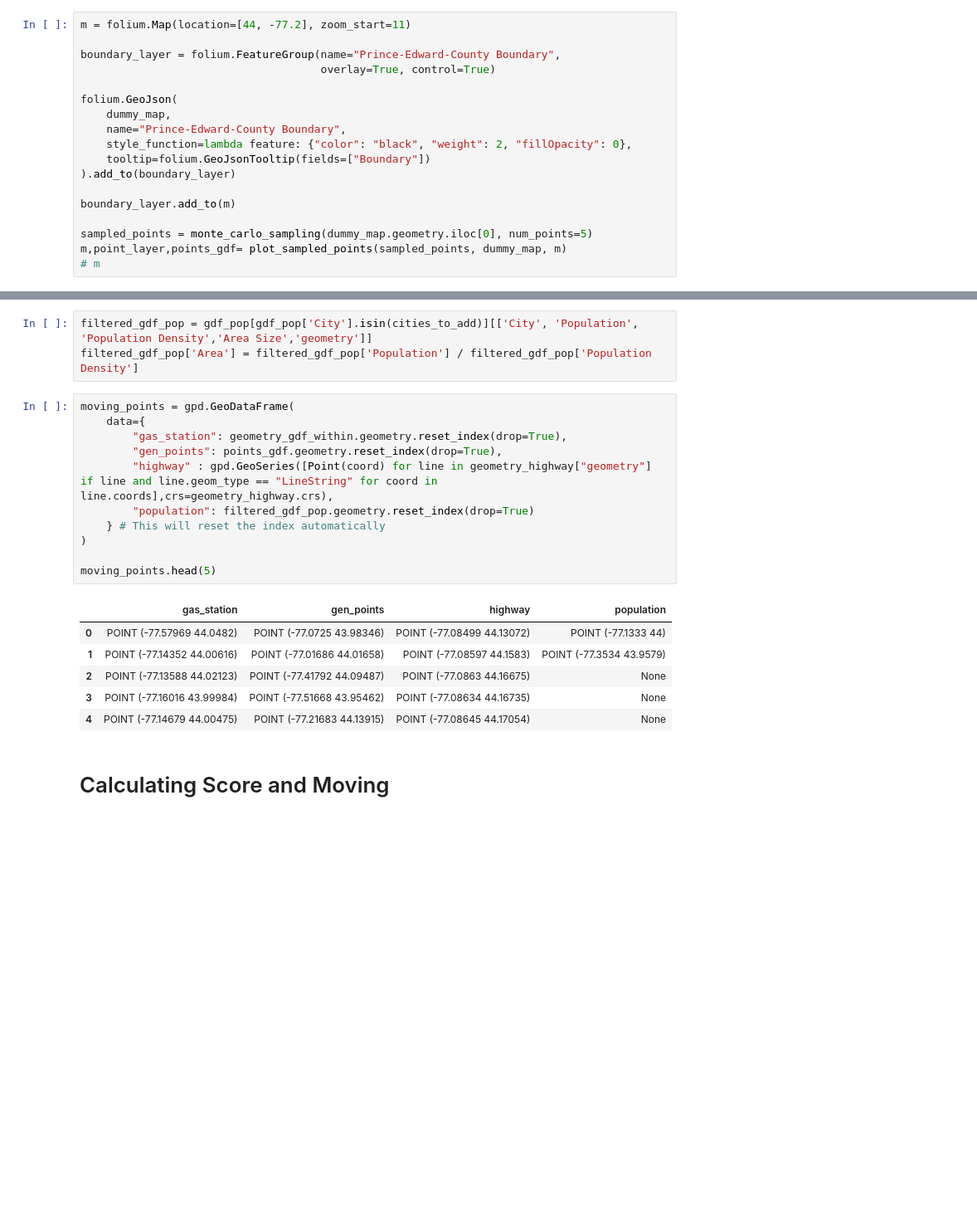
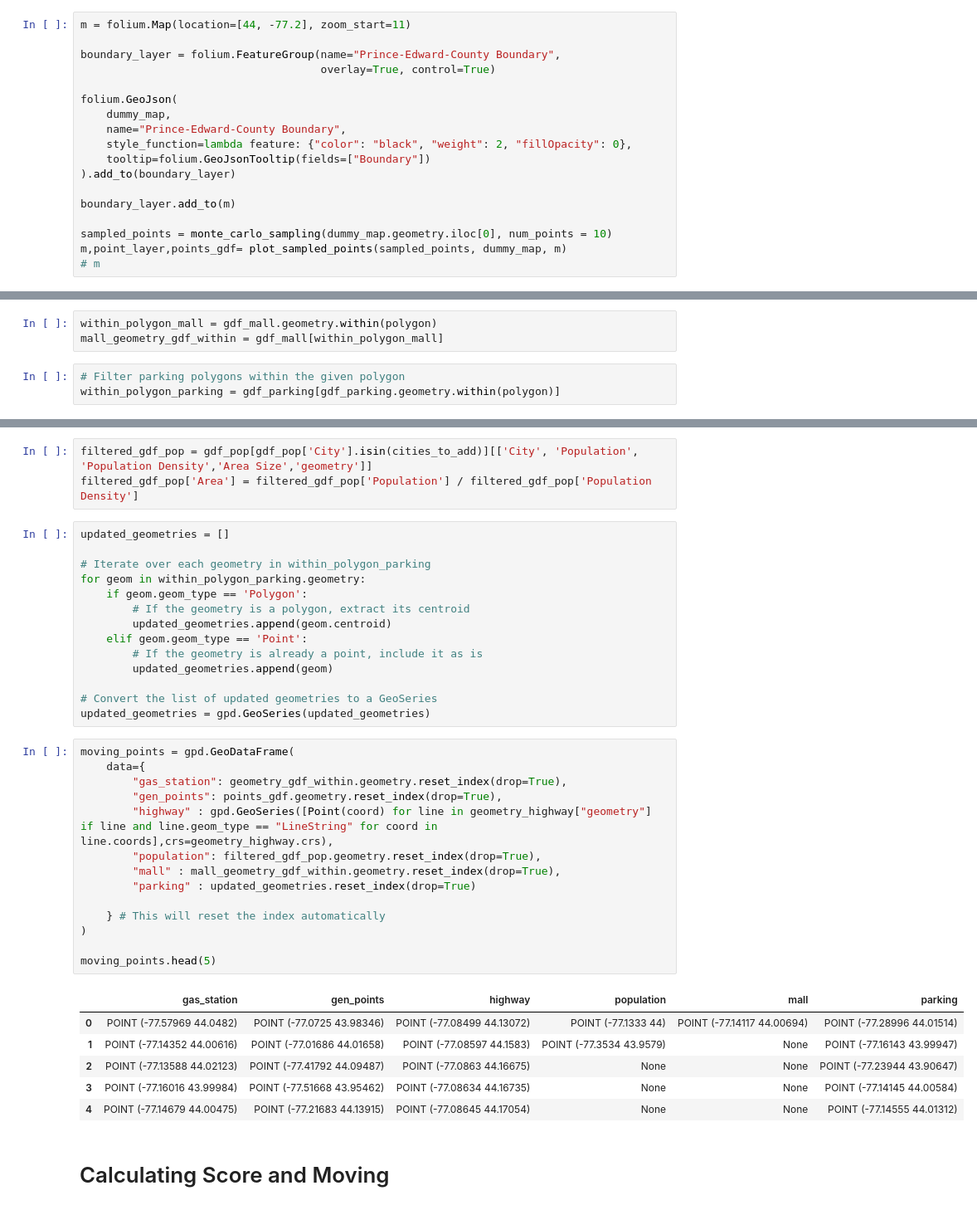
Before and after one commit to sheldonoronha/ev-charging-optimization, a Jupyter notebook: notebooks/04_vector_space_optimization.ipynb, the cells around one changed output, grey strips where cells are left out. Shown at 83% size. Drawn from its saved outputs; the diff is of its cells as text; blank space fills up the shorter version.

```diff
--- a/notebooks/04_vector_space_optimization.ipynb
+++ b/notebooks/04_vector_space_optimization.ipynb
@@ -150,7 +160,7 @@ folium.GeoJson(
 
 boundary_layer.add_to(m)
 
-sampled_points = monte_carlo_sampling(dummy_map.geometry.iloc[0], num_points=5)
+sampled_points = monte_carlo_sampling(dummy_map.geometry.iloc[0], num_points = 10)
 m,point_layer,points_gdf= plot_sampled_points(sampled_points, dummy_map, m)
 # m
 # %%
@@ -199,3 +204,9 @@ geopandas.geodataframe.GeoDataFrame
+# %%
+within_polygon_mall = gdf_mall.geometry.within(polygon)
+mall_geometry_gdf_within = gdf_mall[within_polygon_mall]
+# %%
+# Filter parking polygons within the given polygon
+within_polygon_parking = gdf_parking[gdf_parking.geometry.within(polygon)]
 # %%
 gas_layer = folium.FeatureGroup(name="Gas-Stations",
                                      overlay=True, control=True)
@@ -262,24 +315,41 @@ feature_group_a342673f403a1e8bdc8bc1963f7f52bb
 # %%
 filtered_gdf_pop = gdf_pop[gdf_pop['City'].isin(cities_to_add)][['City', 'Population', 'Population Density','Area Size','geometry']]
 filtered_gdf_pop['Area'] = filtered_gdf_pop['Population'] / filtered_gdf_pop['Population Density']
+# %%
+updated_geometries = []
+
+# Iterate over each geometry in within_polygon_parking
+for geom in within_polygon_parking.geometry:
+    if geom.geom_type == 'Polygon':
+        # If the geometry is a polygon, extract its centroid
+        updated_geometries.append(geom.centroid)
+    elif geom.geom_type == 'Point':
+        # If the geometry is already a point, include it as is
+        updated_geometries.append(geom)
+
+# Convert the list of updated geometries to a GeoSeries
+updated_geometries = gpd.GeoSeries(updated_geometries)
 # %%
 moving_points = gpd.GeoDataFrame(
     data={
         "gas_station": geometry_gdf_within.geometry.reset_index(drop=True),
         "gen_points": points_gdf.geometry.reset_index(drop=True),
         "highway" : gpd.GeoSeries([Point(coord) for line in geometry_highway["geometry"] if line and line.geom_type == "LineString" for coord in line.coords],crs=geometry_highway.crs),
-        "population": filtered_gdf_pop.geometry.reset_index(drop=True)
+        "population": filtered_gdf_pop.geometry.reset_index(drop=True),
+        "mall" : mall_geometry_gdf_within.geometry.reset_index(drop=True),
+        "parking" : updated_geometries.reset_index(drop=True)
+
     } # This will reset the index automatically
 )
 
 moving_points.head(5)
 # %% [output]
-|  | gas_station | gen_points | highway | population |
-| 0 | POINT (-77.57969 44.0482) | POINT (-77.0725 43.98346) | POINT (-77.08499 44.13072) | POINT (-77.1333 44) |
-| 1 | POINT (-77.14352 44.00616) | POINT (-77.01686 44.01658) | POINT (-77.08597 44.1583) | POINT (-77.3534 43.9579) |
-| 2 | POINT (-77.13588 44.02123) | POINT (-77.41792 44.09487) | POINT (-77.0863 44.16675) | None |
-| 3 | POINT (-77.16016 43.99984) | POINT (-77.51668 43.95462) | POINT (-77.08634 44.16735) | None |
-| 4 | POINT (-77.14679 44.00475) | POINT (-77.21683 44.13915) | POINT (-77.08645 44.17054) | None |
+|  | gas_station | gen_points | highway | population | mall | parking |
+| 0 | POINT (-77.57969 44.0482) | POINT (-77.0725 43.98346) | POINT (-77.08499 44.13072) | POINT (-77.1333 44) | POINT (-77.14117 44.00694) | POINT (-77.28996 44.01514) |
+| 1 | POINT (-77.14352 44.00616) | POINT (-77.01686 44.01658) | POINT (-77.08597 44.1583) | POINT (-77.3534 43.9579) | None | POINT (-77.16143 43.99947) |
+| 2 | POINT (-77.13588 44.02123) | POINT (-77.41792 44.09487) | POINT (-77.0863 44.16675) | None | None | POINT (-77.23944 43.90647) |
+| 3 | POINT (-77.16016 43.99984) | POINT (-77.51668 43.95462) | POINT (-77.08634 44.16735) | None | None | POINT (-77.14145 44.00584) |
+| 4 | POINT (-77.14679 44.00475) | POINT (-77.21683 44.13915) | POINT (-77.08645 44.17054) | None | None | POINT (-77.14555 44.01312) |
 # %% [markdown]
 # Calculating Score and Moving
 # %%
```
Also changed, not shown: parts of 19 cells of this notebook.
